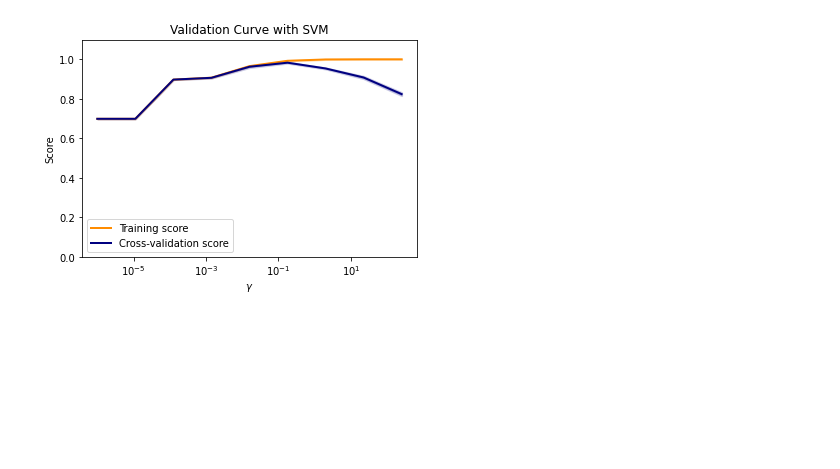
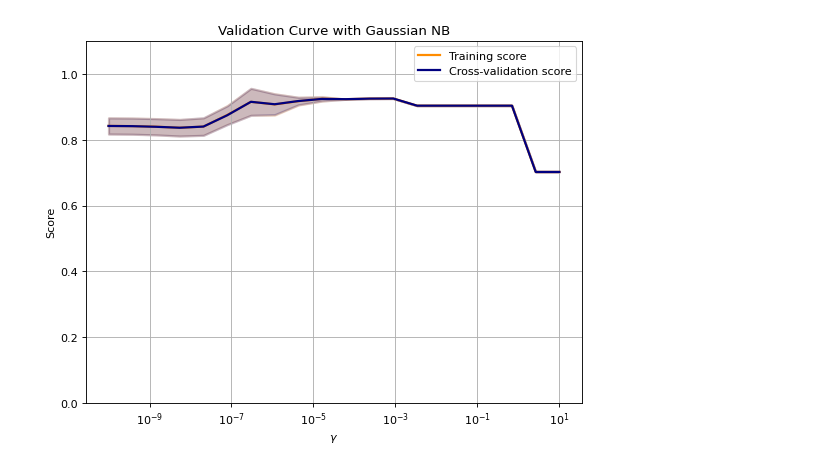
Before and after one commit to Amirosein/AGB-stars-ML-project, a Jupyter notebook: Milestone2/AGB_Project_2.ipynb, the cells around one changed output. Drawn from its saved outputs; the diff is of its cells as text; code cells hidden in the pictures; blank space fills up the shorter version.

```diff
--- a/Milestone2/AGB_Project_2.ipynb
+++ b/Milestone2/AGB_Project_2.ipynb
@@ -201,29 +153,39 @@ Plot_learning_curve(SVC() , x_train , y_train.values.ravel() )
 # %%
-X_train, X_test, Y_train, Y_test = train_test_split( X_standard  , Y_O.values.ravel() , train_size=0.1 , random_state = 1)
-param_range = np.logspace(-6, 2.4 , 9)
-train_scores, test_scores = validation_curve(
-    SVC(), X_train , Y_train , param_name="gamma", param_range=param_range)
+from sklearn.model_selection import validation_curve
+
+param_range = np.logspace(1,-10, num=20)
+
+train_scores, test_scores = validation_curve(GaussianNB(), X, Y_O.values.ravel(),
+                                             param_name="var_smoothing",
+                                             param_range= param_range, cv= 10,
+                                             scoring= 'accuracy' , n_jobs=1)
+
+
 train_scores_mean = np.mean(train_scores, axis=1)
 train_scores_std = np.std(train_scores, axis=1)
 test_scores_mean = np.mean(test_scores, axis=1)
 test_scores_std = np.std(test_scores, axis=1)
 
-plt.title("Validation Curve with SVM")
+figure(figsize=(8, 6), dpi=80)
+
+plt.title("Validation Curve with Gaussian NB")
 plt.xlabel(r"$\gamma$")
 plt.ylabel("Score")
 plt.ylim(0.0, 1.1)
 lw = 2
+
 plt.semilogx(param_range, train_scores_mean, label="Training score",
              color="darkorange", lw=lw)
 plt.fill_between(param_range, train_scores_mean - train_scores_std,
                  train_scores_mean + train_scores_std, alpha=0.2,
                  color="darkorange", lw=lw)
 plt.semilogx(param_range, test_scores_mean, label="Cross-validation score",
              color="navy", lw=lw)
 plt.fill_between(param_range, test_scores_mean - test_scores_std,
                  test_scores_mean + test_scores_std, alpha=0.2,
                  color="navy", lw=lw)
 plt.legend(loc="best")
+plt.grid()
 plt.show()
 # %% [output]
-[figure, old version]
+[figure, new version]
```
Also changed, not shown: parts of 23 cells of this notebook.
